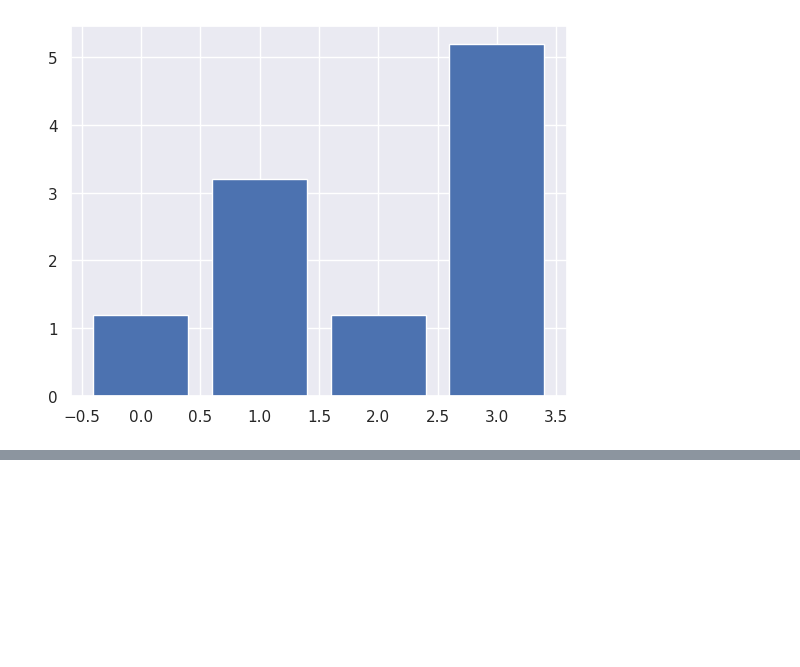
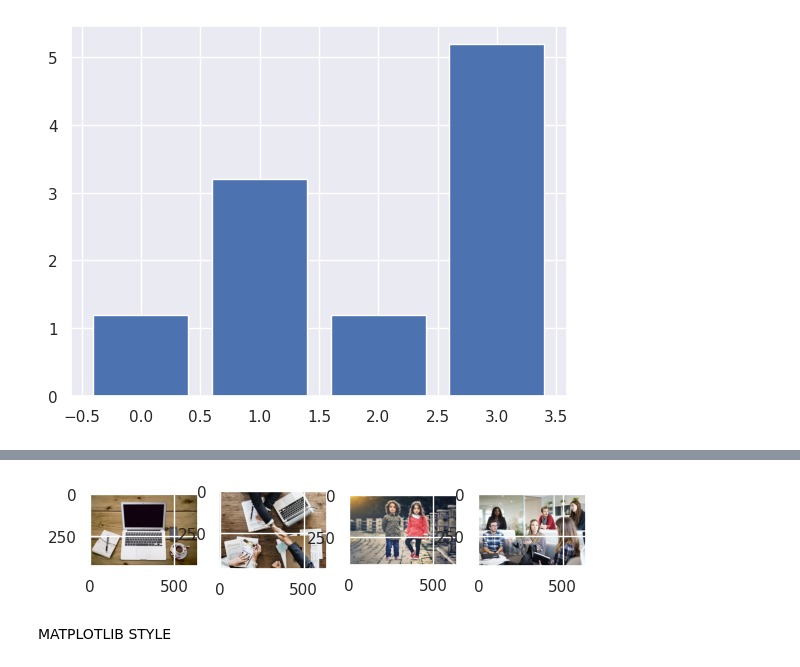
Before and after one commit to KrzysztofTyszecki/data-science-bootcamp, a Jupyter notebook: Data_Vis.ipynb, the cells around one changed output, grey strips where cells are left out. Cells and saved outputs as stored; diff of their text form; code cells hidden in the pictures; blank space fills up the shorter version.

```diff
--- a/Data_Vis.ipynb
+++ b/Data_Vis.ipynb
@@ -72,0 +130,8 @@ plt.scatter(x=x1, y=x2, s=x3, alpha=0.6)
+# %%
+for idx, img in enumerate(['office.jpg', 'business.jpg', 'children.jpg', 'workplace.jpg']):
+    plt.subplot(140 + idx + 1)
+    plt.imshow(mpimg.imread(img))
+# %% [output]
+[figure, added]
+# %% [markdown]
+MATPLOTLIB STYLE
```
Also changed, not shown: parts of 10 cells of this notebook.
